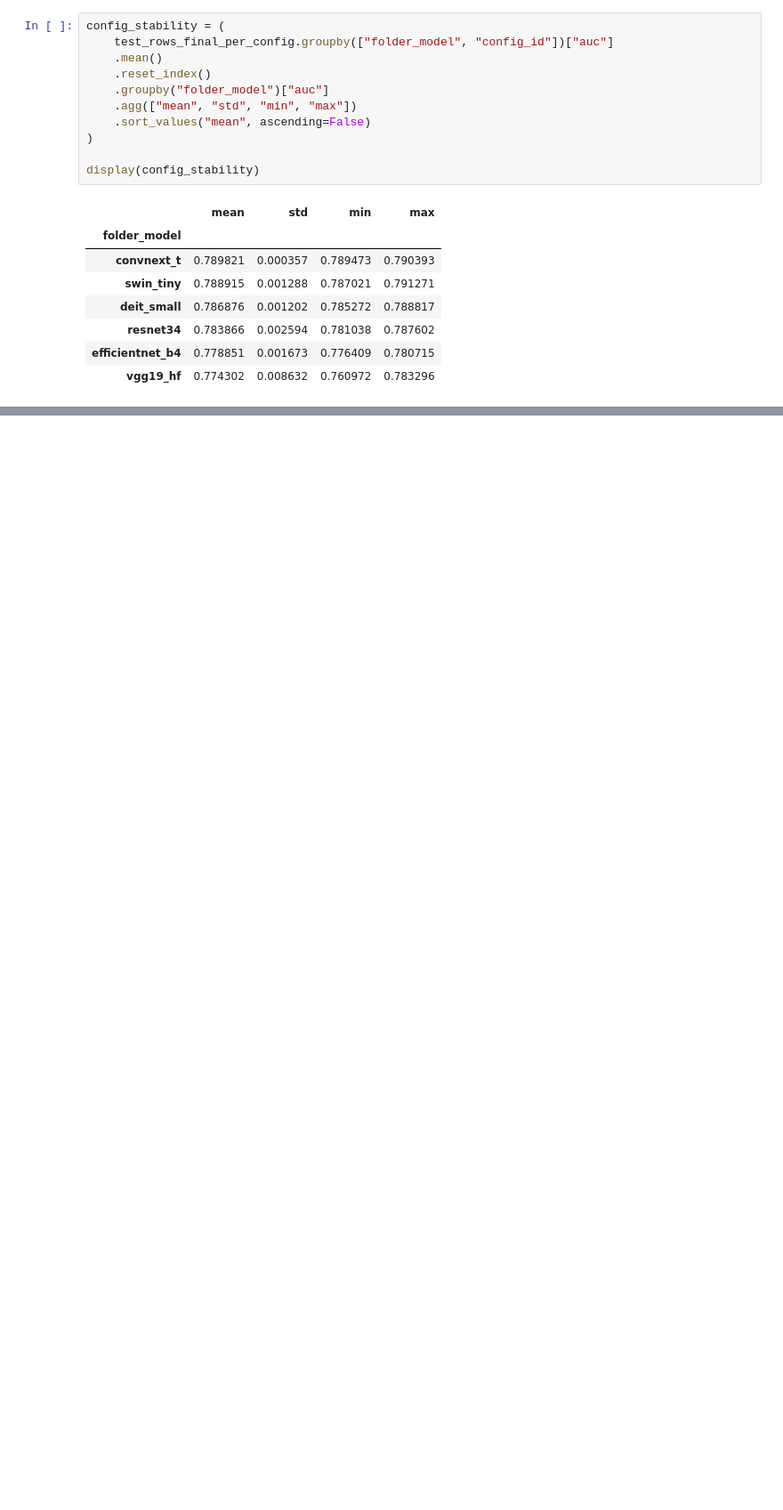
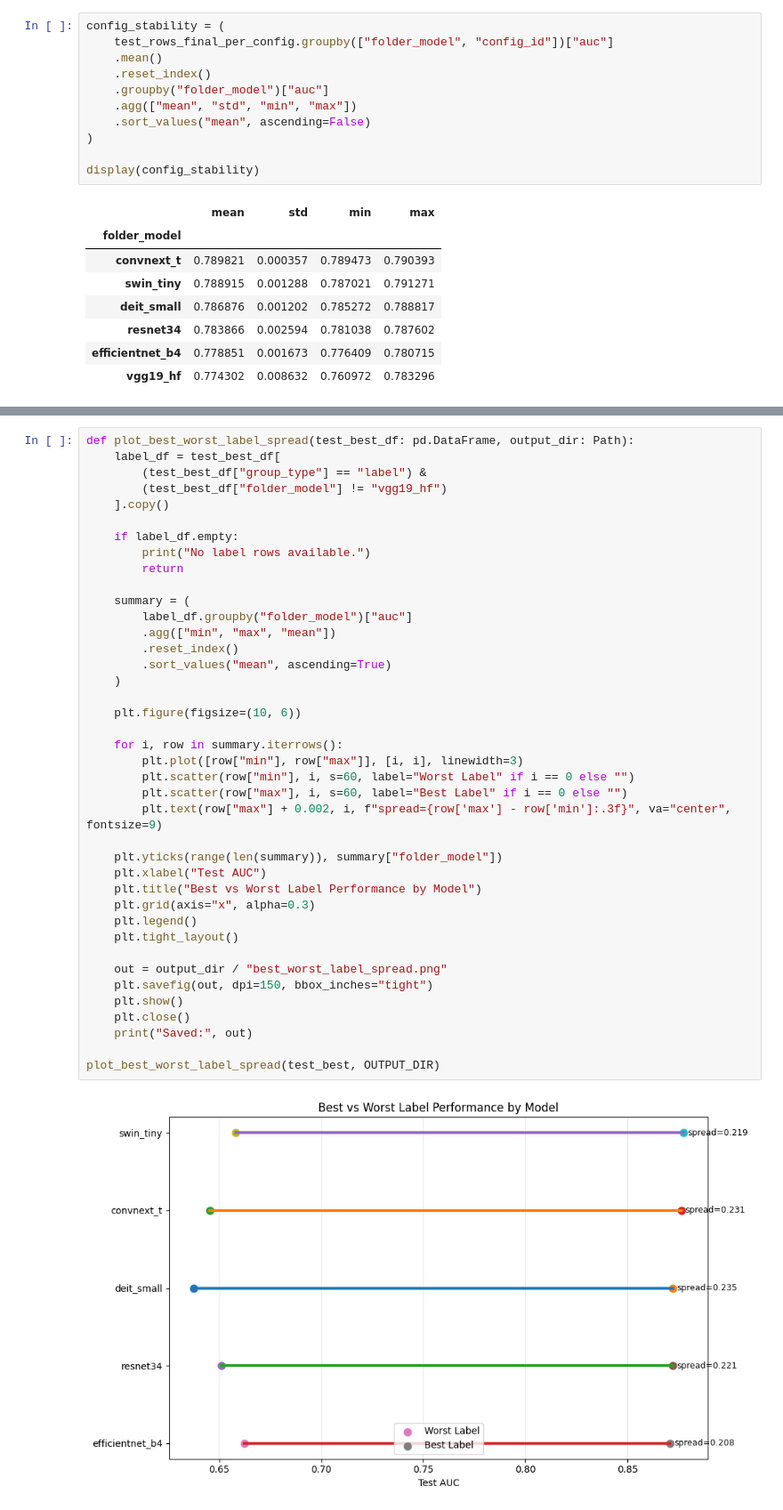
Before and after one commit to L0uisPham/CS5130-Project, a Jupyter notebook: Ray_Models_Check.ipynb, the cells around one changed output, grey strips where cells are left out. Shown at 89% size. Drawn from its saved outputs; the diff is of its cells as text; blank space fills up the shorter version.

```diff
--- a/Ray_Models_Check.ipynb
+++ b/Ray_Models_Check.ipynb
@@ -883,0 +1128,42 @@ display(config_stability)
+# %%
+def plot_best_worst_label_spread(test_best_df: pd.DataFrame, output_dir: Path):
+    label_df = test_best_df[
+        (test_best_df["group_type"] == "label") &
+        (test_best_df["folder_model"] != "vgg19_hf")
+    ].copy()
+
+    if label_df.empty:
+        print("No label rows available.")
+        return
+
+    summary = (
+        label_df.groupby("folder_model")["auc"]
+        .agg(["min", "max", "mean"])
+        .reset_index()
+        .sort_values("mean", ascending=True)
+    )
+
+    plt.figure(figsize=(10, 6))
+
+    for i, row in summary.iterrows():
+        plt.plot([row["min"], row["max"]], [i, i], linewidth=3)
+        plt.scatter(row["min"], i, s=60, label="Worst Label" if i == 0 else "")
+        plt.scatter(row["max"], i, s=60, label="Best Label" if i == 0 else "")
+        plt.text(row["max"] + 0.002, i, f"spread={row['max'] - row['min']:.3f}", va="center", fontsize=9)
+
+    plt.yticks(range(len(summary)), summary["folder_model"])
+    plt.xlabel("Test AUC")
+    plt.title("Best vs Worst Label Performance by Model")
+    plt.grid(axis="x", alpha=0.3)
+    plt.legend()
+    plt.tight_layout()
+
+    out = output_dir / "best_worst_label_spread.png"
+    plt.savefig(out, dpi=150, bbox_inches="tight")
+    plt.show()
+    plt.close()
+    print("Saved:", out)
+
+plot_best_worst_label_spread(test_best, OUTPUT_DIR)
+# %% [output]
+[figure, added]
```
Also changed, not shown: parts of 5 cells of this notebook.
